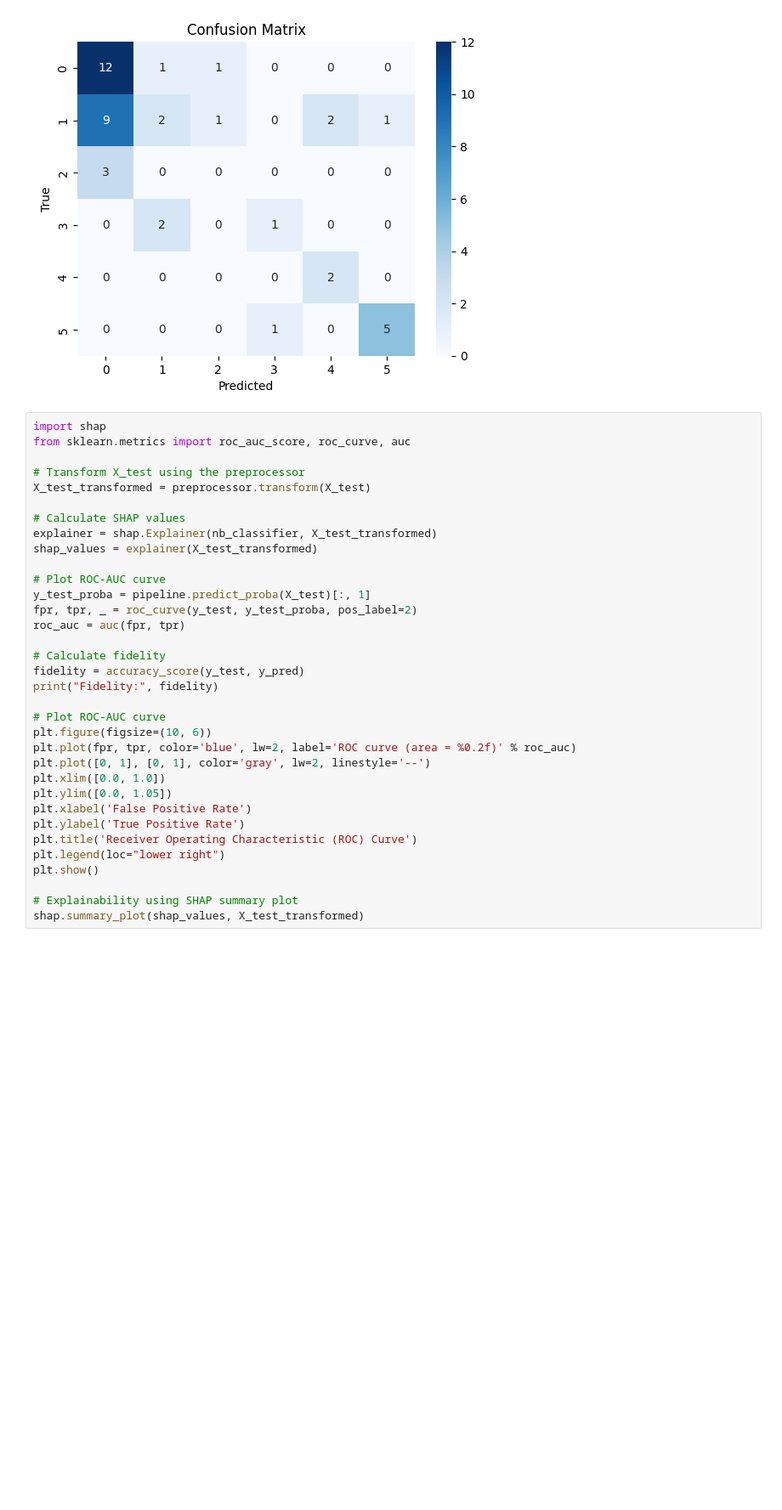
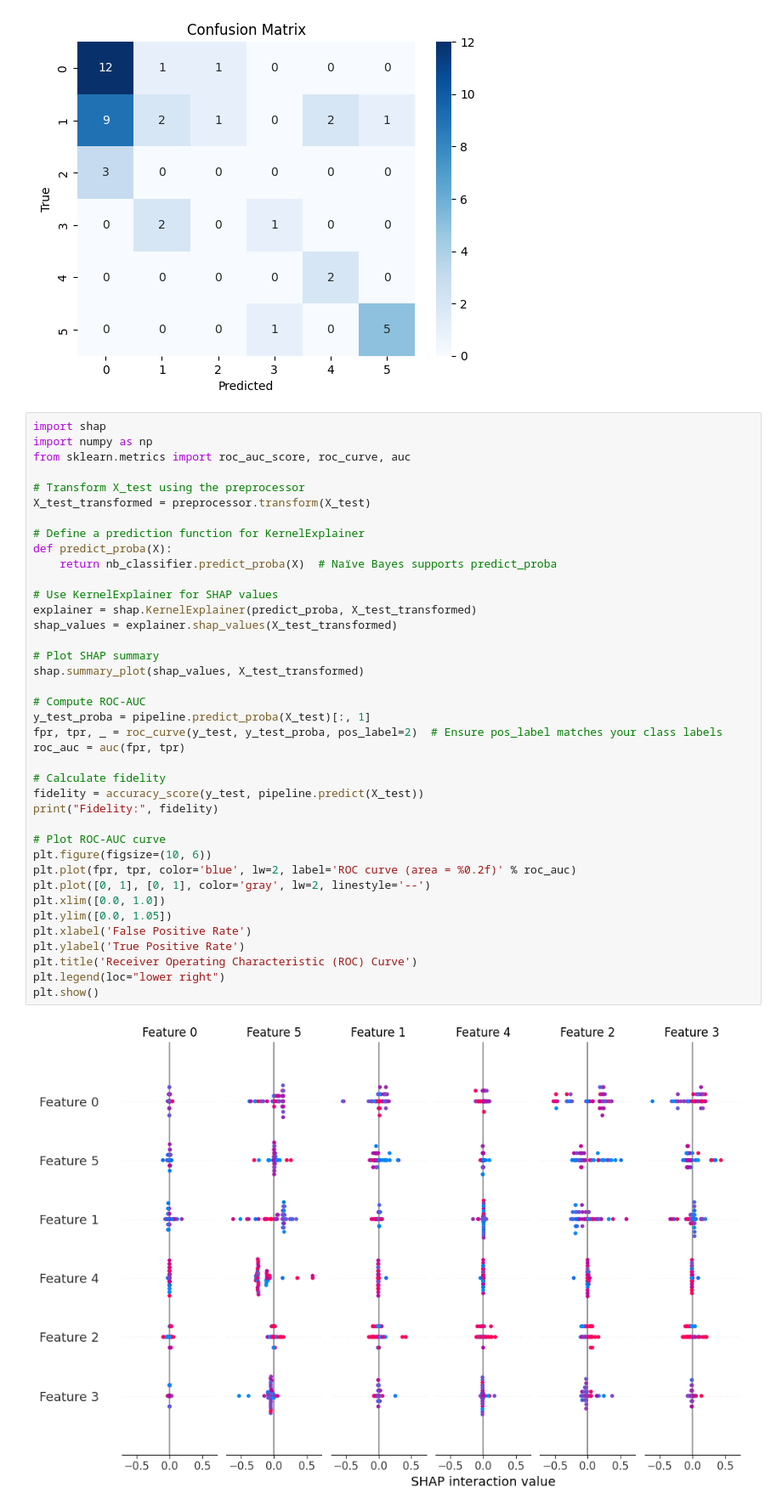
Before and after one commit to aryan04756/XAI_Models, a Jupyter notebook: XAI_Models/multiclass/glass/Naive Bayes/Naive Bayes.ipynb, the cells around one changed output. Shown at 85% size. Drawn from its saved outputs; the diff is of its cells as text; blank space fills up the shorter version.

```diff
--- a/XAI_Models/multiclass/glass/Naive Bayes/Naive Bayes.ipynb
+++ b/XAI_Models/multiclass/glass/Naive Bayes/Naive Bayes.ipynb
@@ -260,35 +260,42 @@ plt.show()
 [figure]
 # %%
 import shap
+import numpy as np
 from sklearn.metrics import roc_auc_score, roc_curve, auc
 
 # Transform X_test using the preprocessor
 X_test_transformed = preprocessor.transform(X_test)
 
-# Calculate SHAP values
-explainer = shap.Explainer(nb_classifier, X_test_transformed)
-shap_values = explainer(X_test_transformed)
+# Define a prediction function for KernelExplainer
+def predict_proba(X):
+    return nb_classifier.predict_proba(X)  # Naïve Bayes supports predict_proba
 
-# Plot ROC-AUC curve
+# Use KernelExplainer for SHAP values
+explainer = shap.KernelExplainer(predict_proba, X_test_transformed)
+shap_values = explainer.shap_values(X_test_transformed)
+
+# Plot SHAP summary
+shap.summary_plot(shap_values, X_test_transformed)
+
+# Compute ROC-AUC
 y_test_proba = pipeline.predict_proba(X_test)[:, 1]
-fpr, tpr, _ = roc_curve(y_test, y_test_proba, pos_label=2)
+fpr, tpr, _ = roc_curve(y_test, y_test_proba, pos_label=2)  # Ensure pos_label matches your class labels
 roc_auc = auc(fpr, tpr)
 
 # Calculate fidelity
-fidelity = accuracy_score(y_test, y_pred)
+fidelity = accuracy_score(y_test, pipeline.predict(X_test))
 print("Fidelity:", fidelity)
 
 # Plot ROC-AUC curve
 plt.figure(figsize=(10, 6))
 plt.plot(fpr, tpr, color='blue', lw=2, label='ROC curve (area = %0.2f)' % roc_auc)
 plt.plot([0, 1], [0, 1], color='gray', lw=2, linestyle='--')
 plt.xlim([0.0, 1.0])
 plt.ylim([0.0, 1.05])
 plt.xlabel('False Positive Rate')
 plt.ylabel('True Positive Rate')
 plt.title('Receiver Operating Characteristic (ROC) Curve')
 plt.legend(loc="lower right")
 plt.show()
-
-# Explainability using SHAP summary plot
-shap.summary_plot(shap_values, X_test_transformed)
+# %% [output]
+[figure, added]
```
Also changed, not shown: parts of 4 cells of this notebook.
